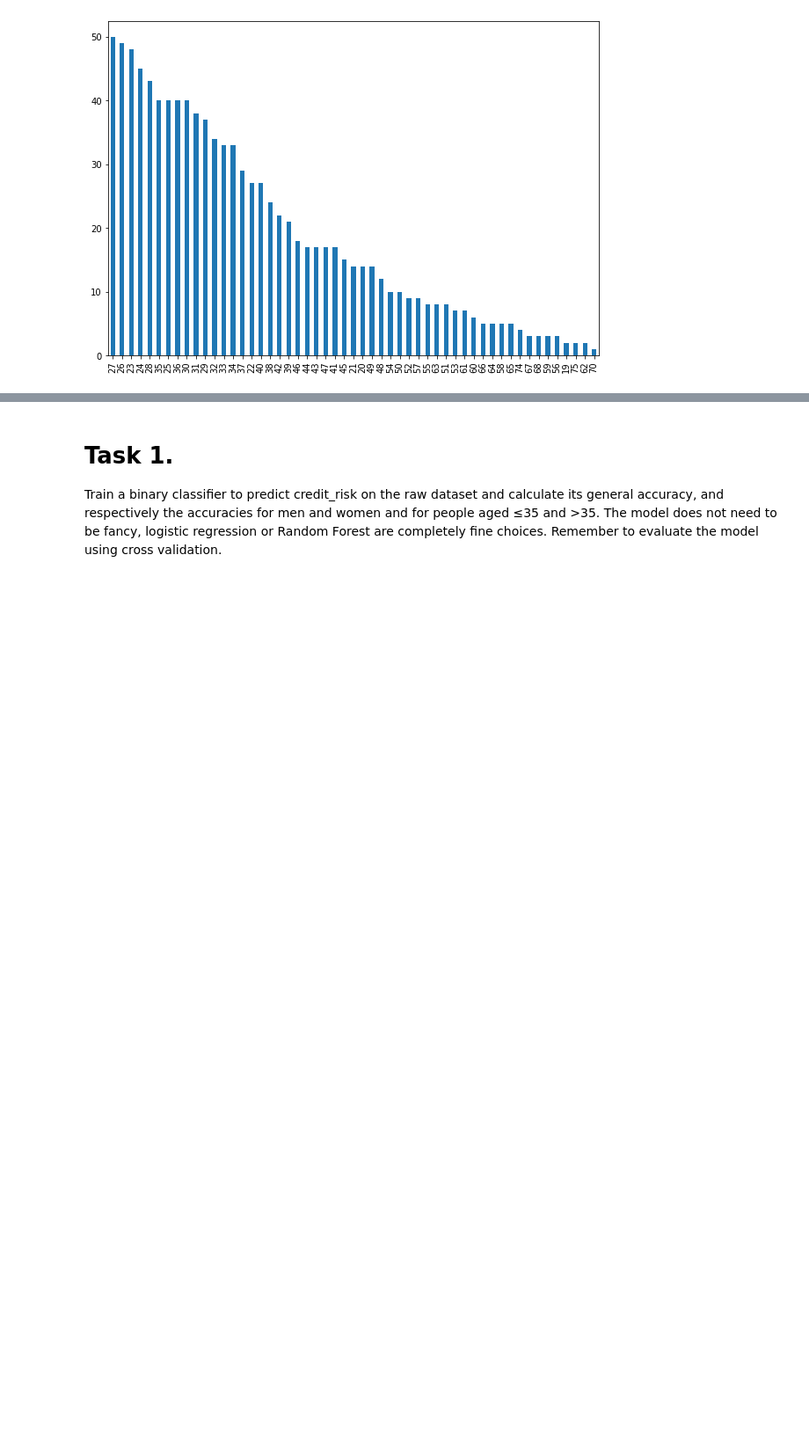
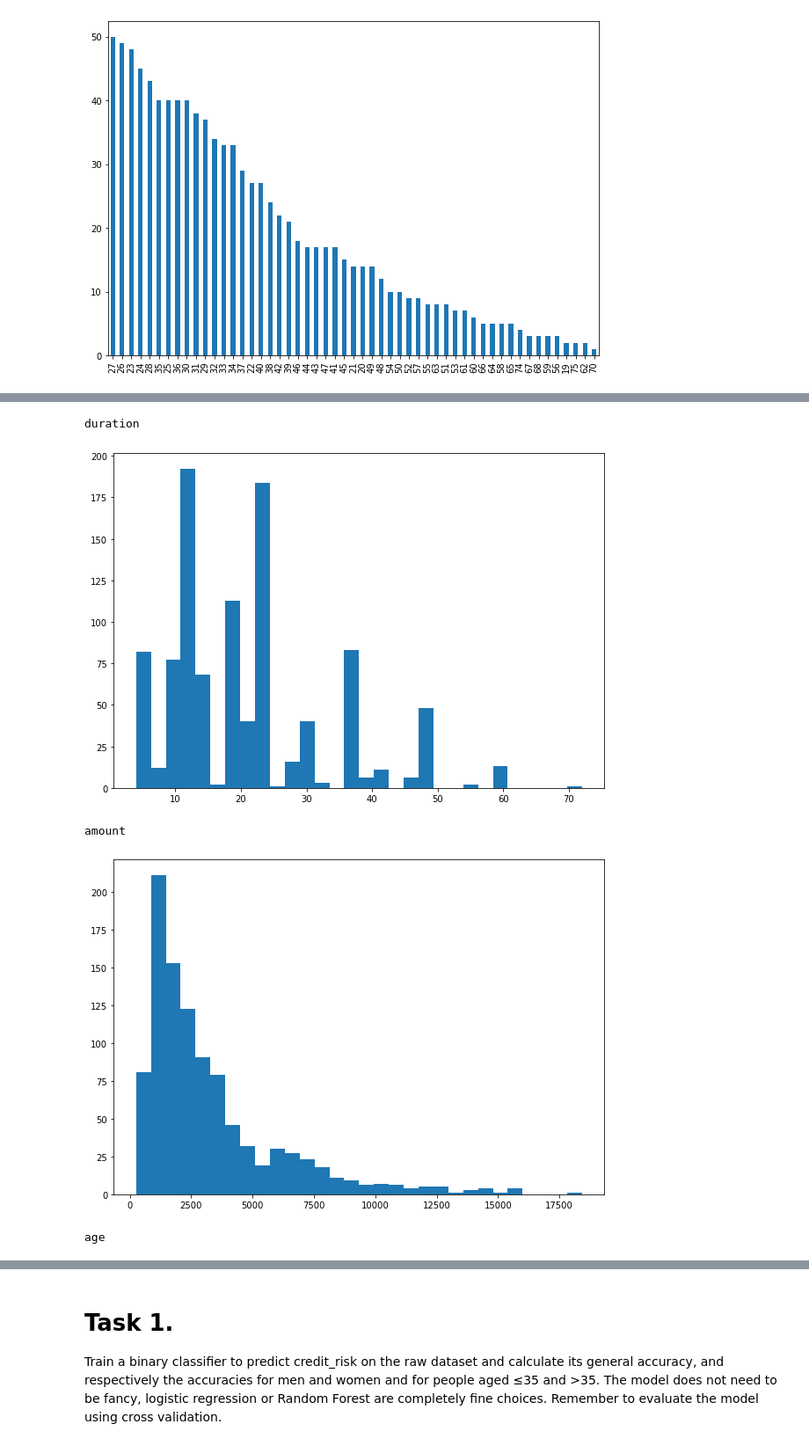
Before and after one commit to ViktorTorp/debiasing_credit_card_data, a Jupyter notebook: 00_debiasing_credit_card_data.ipynb, the cells around one changed output, grey strips where cells are left out. Shown at 88% size. Saved outputs shown, nothing was run; the diff lists cells and outputs as text; code cells hidden in the pictures; blank space fills up the shorter version.

Commit message:
Task 2 and plotting details

```diff
--- a/00_debiasing_credit_card_data.ipynb
+++ b/00_debiasing_credit_card_data.ipynb
@@ -9,6 +9,7 @@ from sklearn.metrics import accuracy_score
 from sklearn.model_selection import train_test_split
 from sklearn import preprocessing
 plt.rcParams["figure.figsize"] = (10,7)
+plt.rcParams['axes.titlesize'] = 15
 # %% [markdown]
 Using the preprocessed South German Credit Card data use the techniques presented in *A Geometric Solution to Fair Representation* to create a fairer version of the dataset. For this assignment you will work with 2 protected attributes: gender and age (in the dataset they are called personal_status_sex and age). personal_status_sex = 0 means the person is male, while personal_status_sex = 1 means the person is female. age is given in years.
 # %%
@@ -34,3 +35,12 @@ df.age.value_counts().plot(kind="bar")
 # %% [output]
 <AxesSubplot:>
 [figure]
+# %%
+binary_cols = []
+non_binary_cols = []
+for col in df.columns:
+    nunique = df[col].nunique()
+    if nunique == 2:
+        binary_cols.append(col)
+    else:
+        non_binary_cols.append(col)
@@ -36,0 +63,11 @@ df.age.value_counts().plot(kind="bar")
+# %%
+for col in non_binary_cols:
+    print(col)
+    plt.hist(df[col], bins=30)
+    plt.show()
+# %% [output]
+duration
+[figure, added]
+amount
+[figure, added]
+age
```
Also changed, not shown: parts of 54 cells of this notebook.
